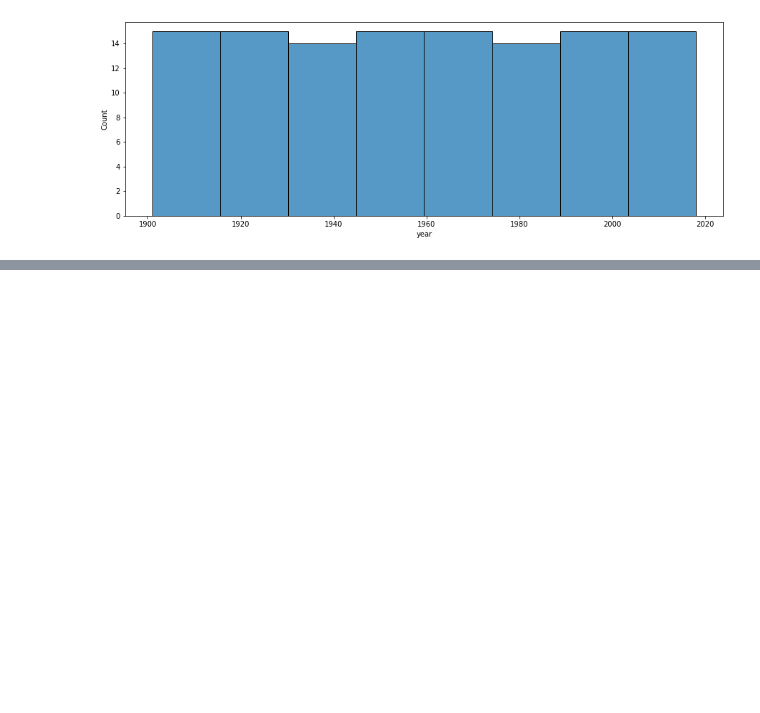
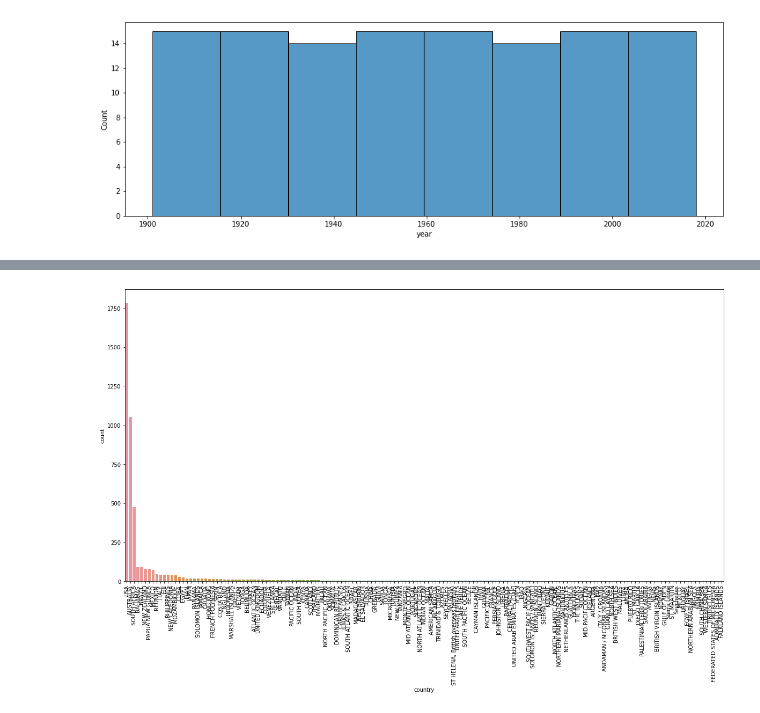
Before and after one commit to luciaahab/jaws_attack, a Jupyter notebook: Shark_attack.ipynb, the cells around one changed output, grey strips where cells are left out. Drawn from its saved outputs; the diff is of its cells as text; code cells hidden in the pictures; blank space fills up the shorter version.

```diff
--- a/Shark_attack.ipynb
+++ b/Shark_attack.ipynb
@@ -403,0 +441,9 @@ plt.show()
+# %%
+def histogram(column):
+    plt.figure(figsize=(20,10))
+    grafico = sns.countplot(column,  data = df, order = df[column].value_counts().index)
+    grafico.tick_params(axis='x', rotation = 90)
+# %%
+histogram('country')
+# %% [output]
+[figure, added]
```
Also changed, not shown: parts of 22 cells of this notebook, 1 other file.
